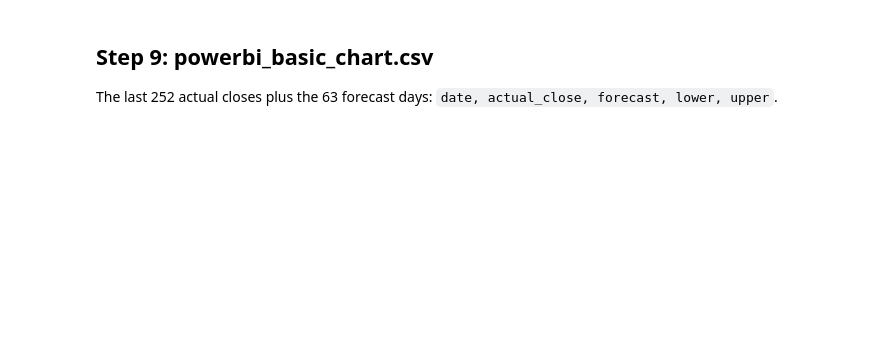
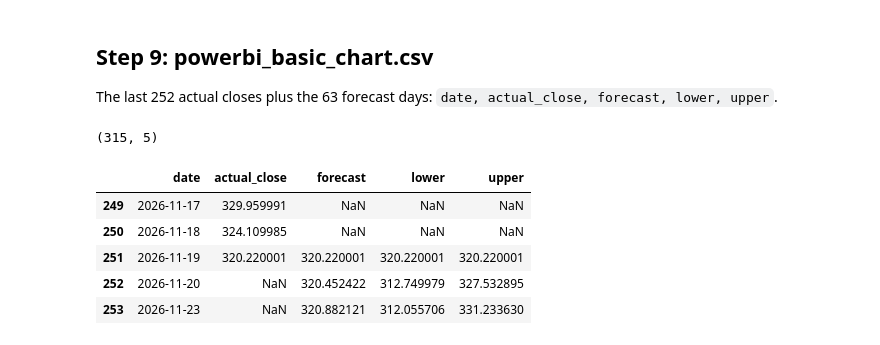
Before and after one commit to Matrixbenny/smm-202604-c2-module7-time-series, a Jupyter notebook: lab_6_backtest_and_powerbi_export.ipynb, the cells around one changed output. Drawn from its saved outputs; the diff is of its cells as text; code cells hidden in the pictures; blank space fills up the shorter version.

```diff
--- a/lab_6_backtest_and_powerbi_export.ipynb
+++ b/lab_6_backtest_and_powerbi_export.ipynb
@@ -96,7 +260,22 @@ Copy Notebook 4, Step 11. Compare with buy and hold. Print the share of days the
 
 The last 252 actual closes plus the 63 forecast days: `date, actual_close, forecast, lower, upper`.
 # %%
-# TODO
+basic = pd.read_csv(config.DATA_DIR / "forecast_basic.csv", parse_dates=["date"])
+hist = frame[["Close"]].iloc[-252:].reset_index()
+hist.columns = ["date", "actual_close"]
+chart = pd.concat([hist, basic], ignore_index=True)
+# join the lines: the forecast starts at the last actual close
+chart.loc[len(hist) - 1, ["forecast", "lower", "upper"]] = hist["actual_close"].iloc[-1]
+chart.to_csv(config.DATA_DIR / "powerbi_basic_chart.csv", index=False, date_format="%Y-%m-%d")
+print(chart.shape); display(chart.iloc[249:254])
+# %% [output]
+(315, 5)
+|  | date | actual_close | forecast | lower | upper |
+| 249 | 2026-11-17 | 329.959991 | NaN | NaN | NaN |
+| 250 | 2026-11-18 | 324.109985 | NaN | NaN | NaN |
+| 251 | 2026-11-19 | 320.220001 | 320.220001 | 320.220001 | 320.220001 |
+| 252 | 2026-11-20 | NaN | 320.452422 | 312.749979 | 327.532895 |
+| 253 | 2026-11-23 | NaN | 320.882121 | 312.055706 | 331.233630 |
 # %% [markdown]
 ## Conclusion
 
```
Also changed, not shown: parts of 10 cells of this notebook, 4 other files.
